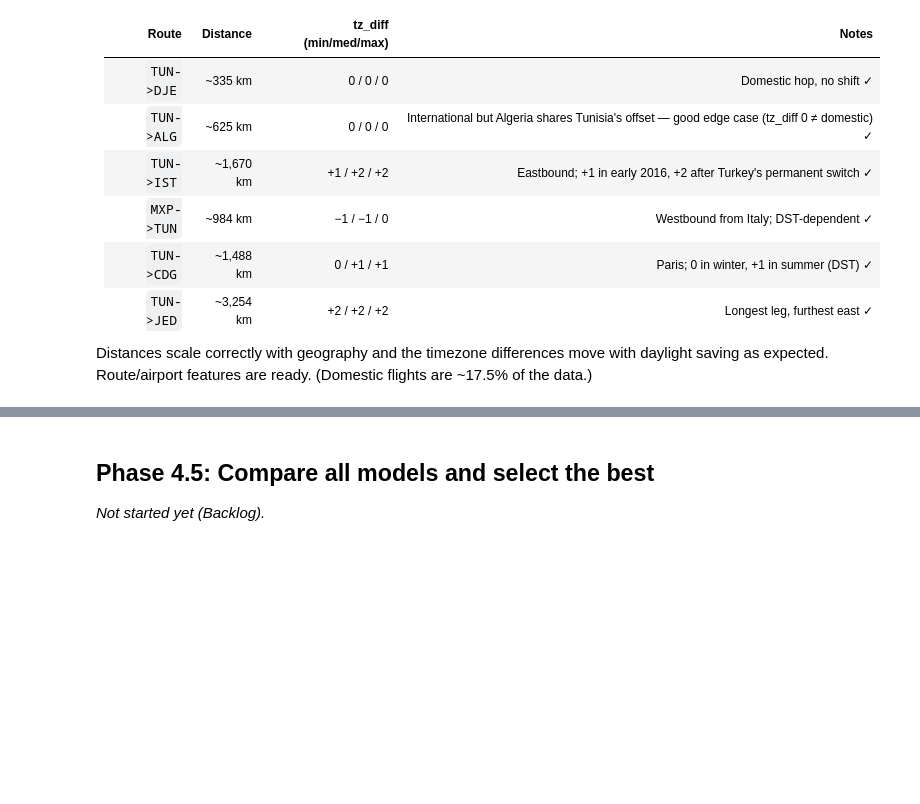
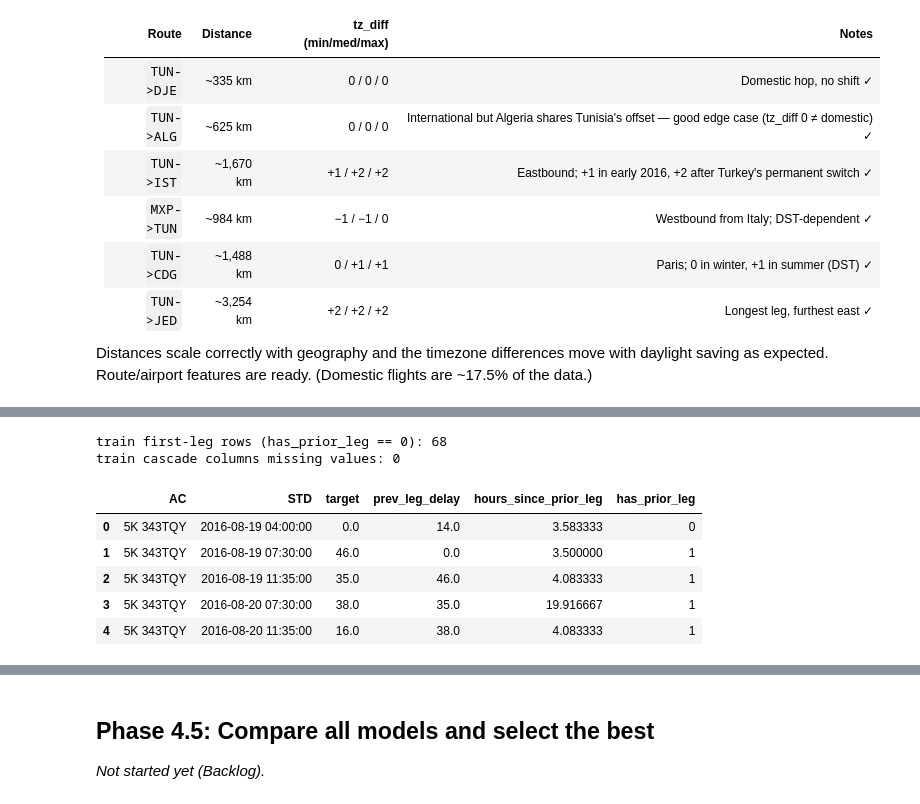
Before and after one commit to AlexDeWilde/0721-ds-ml-project-template, a Jupyter notebook: 04_flight_delay_eda_modeling.ipynb, the cells around one changed output, grey strips where cells are left out. Drawn from its saved outputs; the diff is of its cells as text; code cells hidden in the pictures; blank space fills up the shorter version.

```diff
--- a/04_flight_delay_eda_modeling.ipynb
+++ b/04_flight_delay_eda_modeling.ipynb
@@ -855,0 +901,27 @@ Distances scale correctly with geography and the timezone differences move with
+# %%
+# Neutral fill for first-leg rows (has_prior_leg already flags them as 0).
+_median_delay = train["target"].median()                       # typical delay, ~14 min
+_median_gap = train["hours_since_prior_leg"].median()           # typical gap between legs
+train["prev_leg_delay"] = train["prev_leg_delay"].fillna(_median_delay)
+train["hours_since_prior_leg"] = train["hours_since_prior_leg"].fillna(_median_gap)
+
+# Test set: add matching columns as neutral placeholders. A test flight's true
+# prior leg may be unlabeled, so the real cascade is recomputed at submission time.
+# TODO (Phase submission): recompute test cascade from combined train+test history.
+test["prev_leg_delay"] = _median_delay
+test["hours_since_prior_leg"] = _median_gap
+test["has_prior_leg"] = 0
+
+print("train first-leg rows (has_prior_leg == 0):", int((train["has_prior_leg"] == 0).sum()))
+print("train cascade columns missing values:",
+      int(train[["prev_leg_delay", "hours_since_prior_leg", "has_prior_leg"]].isna().sum().sum()))
+train[["AC", "STD", "target", "prev_leg_delay", "hours_since_prior_leg", "has_prior_leg"]].head()
+# %% [output]
+train first-leg rows (has_prior_leg == 0): 68
+train cascade columns missing values: 0
+|  | AC | STD | target | prev_leg_delay | hours_since_prior_leg | has_prior_leg |
+| 0 | 5K 343TQY | 2016-08-19 04:00:00 | 0.0 | 14.0 | 3.583333 | 0 |
+| 1 | 5K 343TQY | 2016-08-19 07:30:00 | 46.0 | 0.0 | 3.500000 | 1 |
+| 2 | 5K 343TQY | 2016-08-19 11:35:00 | 35.0 | 46.0 | 4.083333 | 1 |
+| 3 | 5K 343TQY | 2016-08-20 07:30:00 | 38.0 | 35.0 | 19.916667 | 1 |
+| 4 | 5K 343TQY | 2016-08-20 11:35:00 | 16.0 | 38.0 | 4.083333 | 1 |
```
Also changed, not shown: parts of 49 cells of this notebook, 4 other files.
